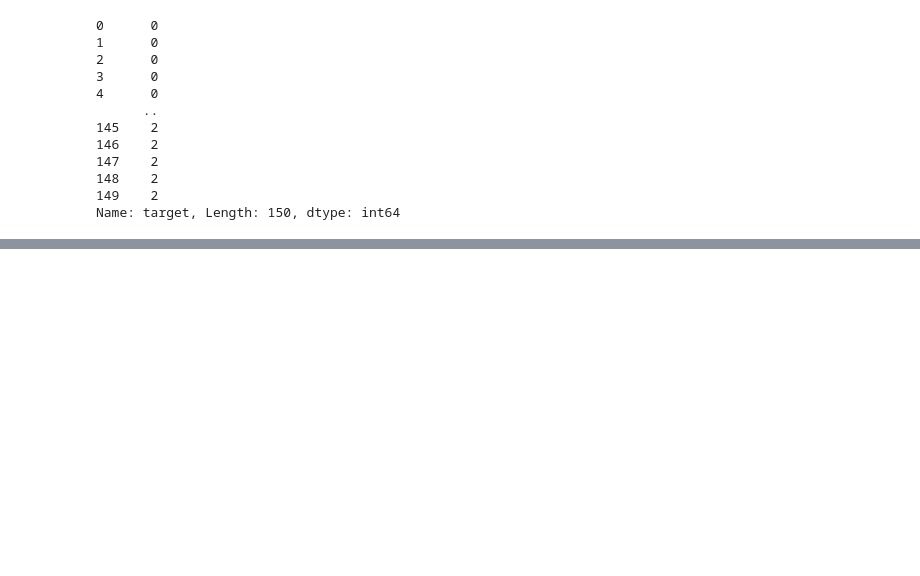
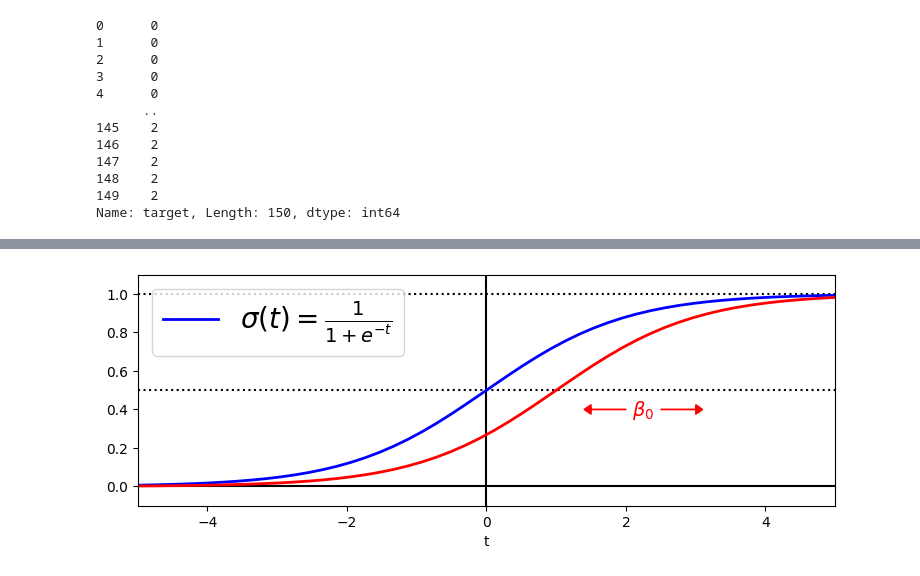
Before and after one commit to damajojung/project-neurocloud, a Jupyter notebook: code/5_logistic_regression/log_reg.ipynb, the cells around one changed output, grey strips where cells are left out. Saved outputs shown, nothing was run; the diff lists cells and outputs as text; code cells hidden in the pictures; blank space fills up the shorter version.

```diff
--- a/code/5_logistic_regression/log_reg.ipynb
+++ b/code/5_logistic_regression/log_reg.ipynb
@@ -194,0 +231,30 @@ Name: target, Length: 150, dtype: int64
+# %%
+x = np.linspace(-5,5,50)
+beta_0 = 0
+beta_1 = 1
+term = np.exp(beta_0 + beta_1*x)
+
+sig = term / (1 + term)
+plt.figure(figsize=(9, 3))
+plt.plot([-5, 5], [0, 0], "k-")
+plt.plot([-5, 5], [0.5, 0.5], "k:")
+plt.plot([-5, 5], [1, 1], "k:")
+plt.plot([0, 0], [-1.1, 1.1], "k-")
+plt.plot(x, sig, "b-", linewidth=2, label=r"$\sigma(t) = \frac{1}{1 + e^{-t}}$")
+plt.xlabel("t")
+plt.legend(loc="upper left", fontsize=20)
+plt.axis([-5, 5, -0.1, 1.1])
+
+beta_0 = -1
+beta_1 = 1
+term = np.exp(beta_0 + beta_1*x)
+sig = term / (1 + term)
+plt.plot(x, sig, "r-", linewidth=2)
+
+plt.text(2.25, 0.37, r"$\beta_0$", fontsize=14, color="r", ha="center")
+plt.arrow(2, 0.4, -0.5, 0, head_width=0.05, head_length=0.1, fc='r', ec='r')
+plt.arrow(2.5, 0.4, 0.5, 0, head_width=0.05, head_length=0.1, fc='r', ec='r')
+
+plt.show()
+# %% [output]
+[figure, added]
```
Also changed, not shown: parts of 5 cells of this notebook.
